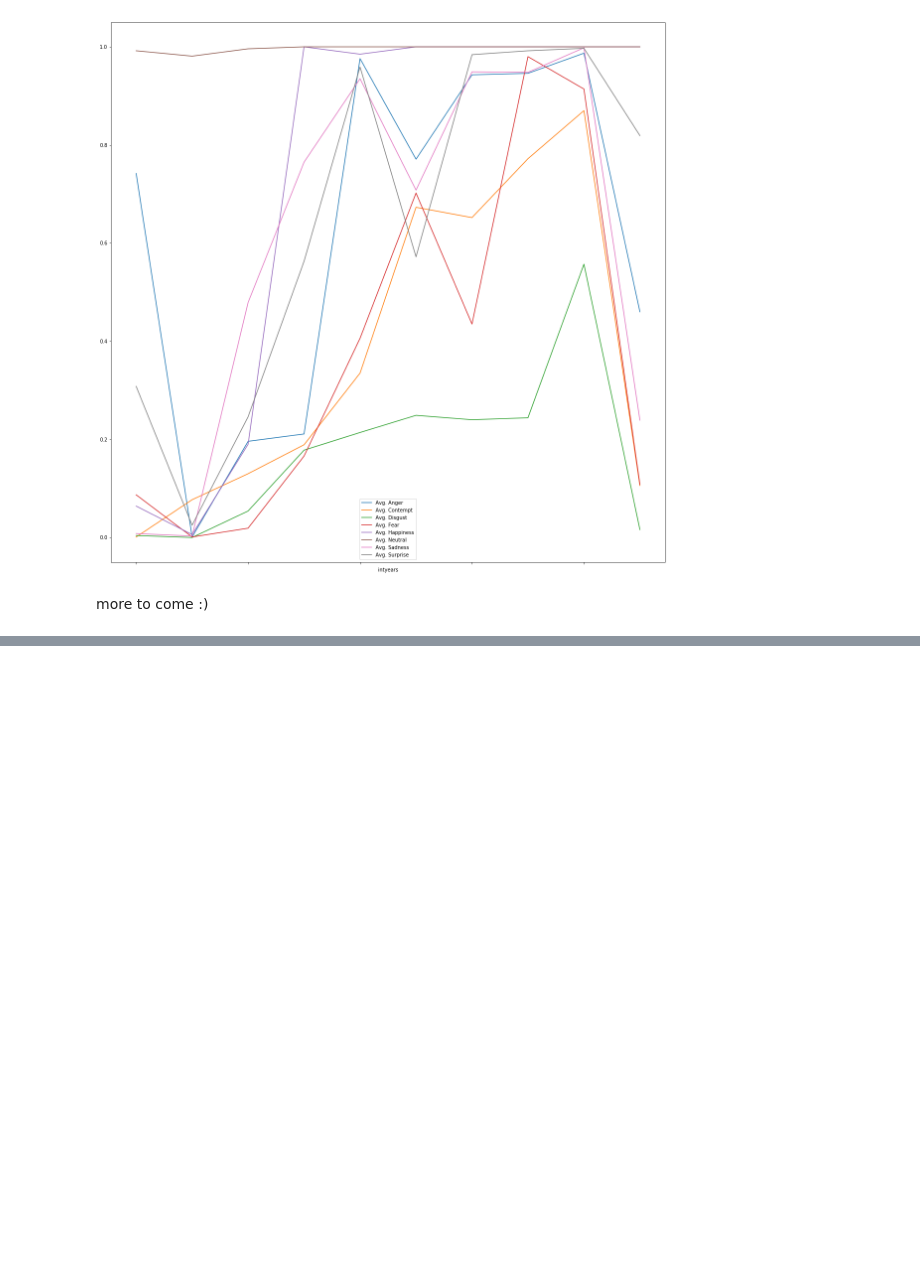
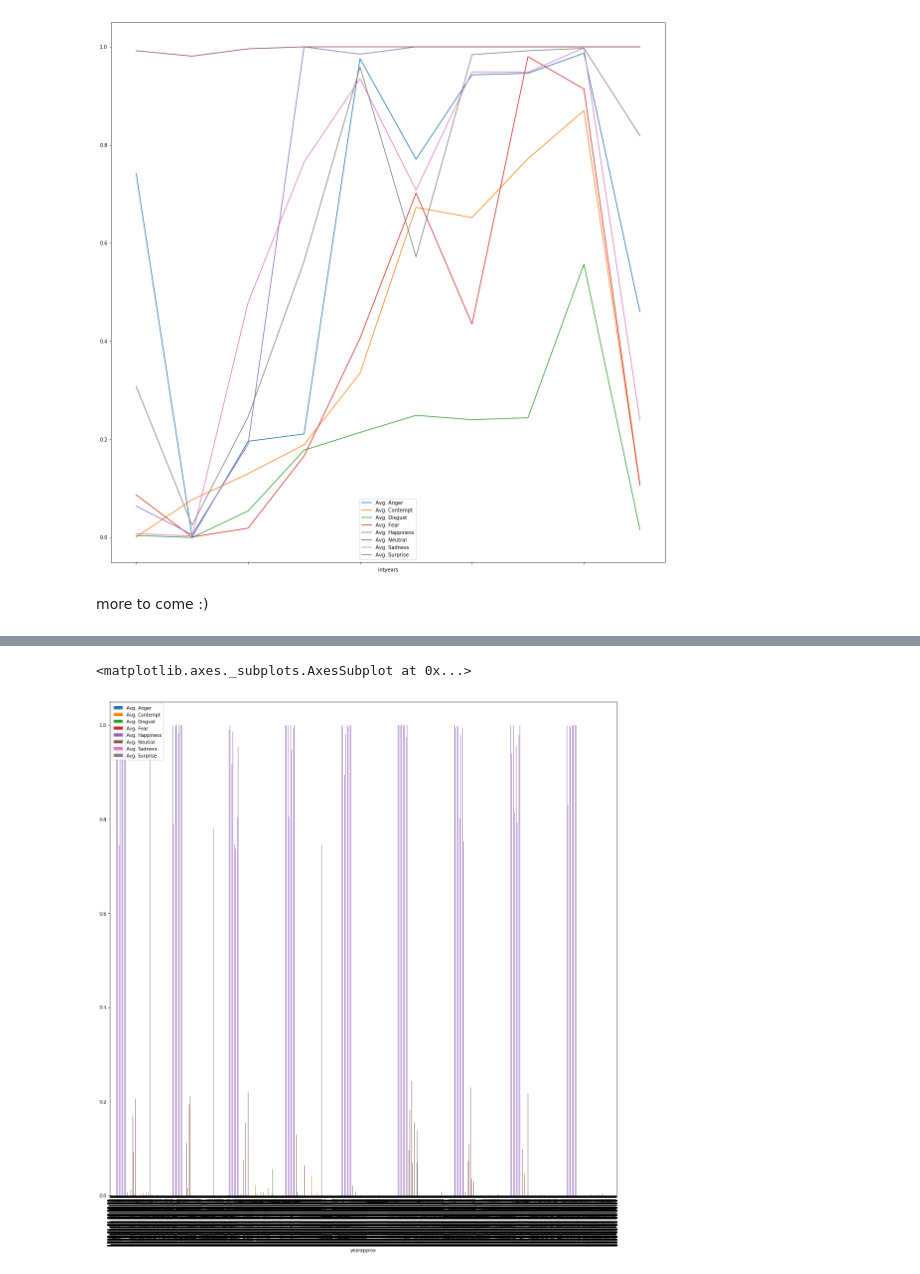
Before and after one commit to kaszklar/artemotions, a Jupyter notebook: date-munge.ipynb, the cells around one changed output, grey strips where cells are left out. Drawn from its saved outputs; the diff is of its cells as text; code cells hidden in the pictures; blank space fills up the shorter version.

```diff
--- a/date-munge.ipynb
+++ b/date-munge.ipynb
@@ -295,0 +316,9 @@ more to come :)
+# %%
+threshold=.7
+p_emotions=((emotions['Avg. Surprise']>threshold) |
+              (emotions['Avg. Happiness']>threshold))
+pos_emotions=emotions[p_emotions]
+
+# pickle
+with open('pos_emotions.pkl', 'wb') as picklefile:
+    pickle.dump(pos_emotions, picklefile)
@@ -295,0 +336,5 @@ more to come :)
+# %%
+pos_emotions.drop(columns=['intyears']).plot(x='yearapprox',kind='bar',figsize=(20,20))
+# %% [output]
+<matplotlib.axes._subplots.AxesSubplot at 0x...>
+[figure, added]
```
Also changed, not shown: parts of 3 cells of this notebook, 3 other files.
